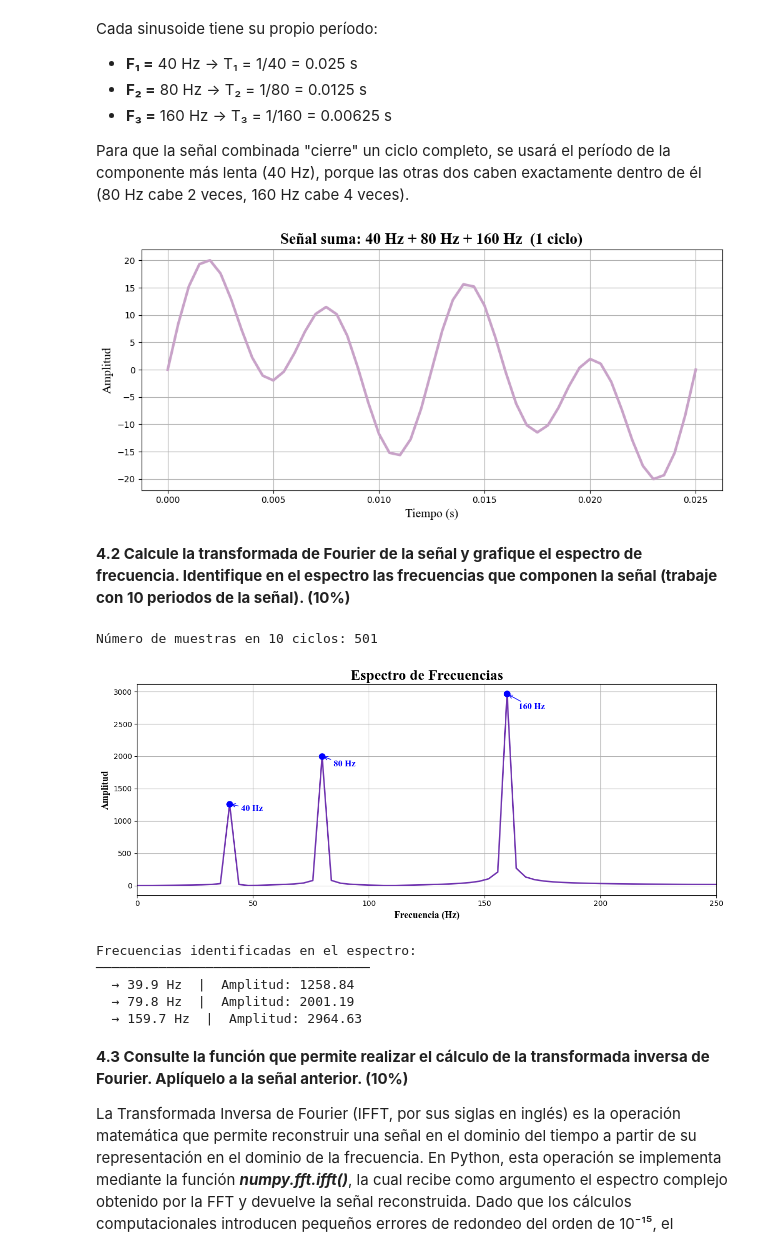
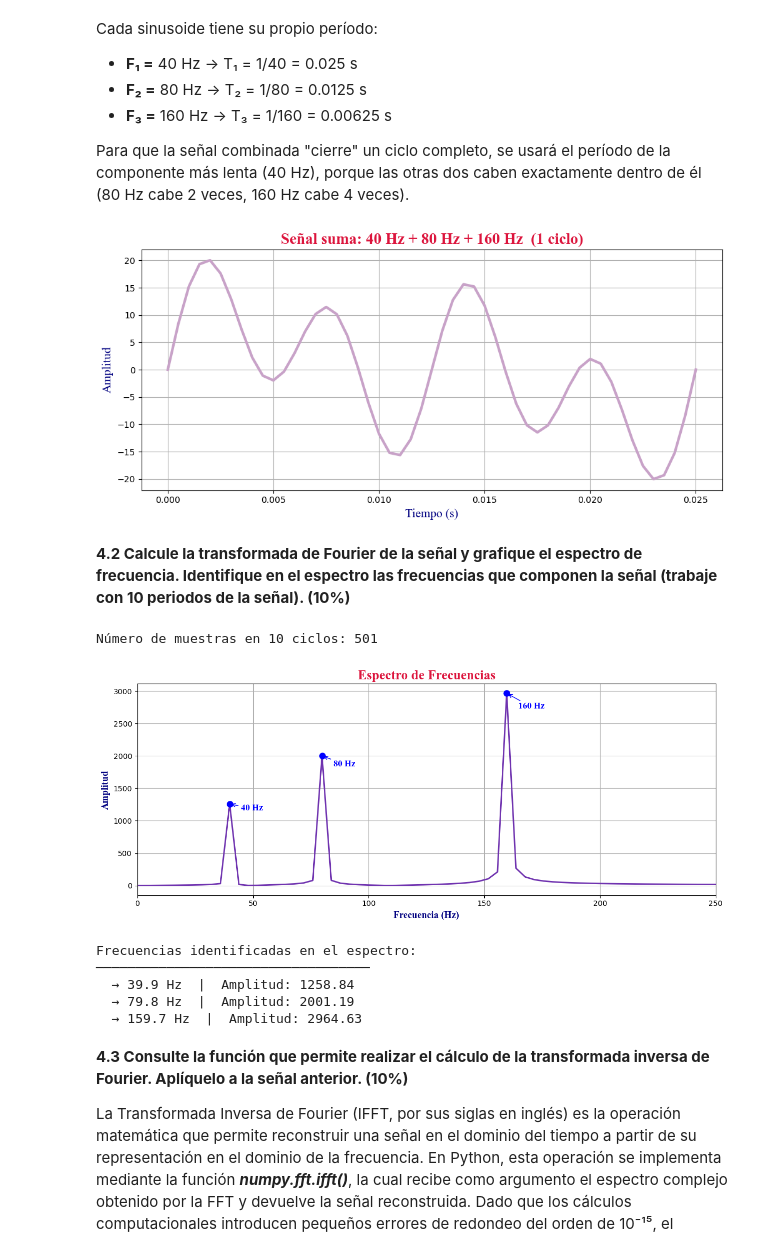
Before and after one commit to Aleja0001/Biosenales, a Jupyter notebook: Práctica 5/Practica5.ipynb, the cells around one changed output. Cells and saved outputs as stored; diff of their text form; code cells hidden in the pictures.

```diff
--- a/Práctica 5/Practica5.ipynb
+++ b/Práctica 5/Practica5.ipynb
@@ -29,8 +70,6 @@ Cada sinusoide tiene su propio período:
 
 Para que la señal combinada "cierre" un ciclo completo, se usará el período de la componente más lenta (40 Hz), porque las otras dos caben exactamente dentro de él (80 Hz cabe 2 veces, 160 Hz cabe 4 veces).
 # %%
-import numpy as np
-import matplotlib.pyplot as plt
 
 # ── Frecuencias de cada componente sinusoidal ──
 F1 = 40    # Hz
@@ -41,37 +80,37 @@ F3 = 160   # Hz
 # Nyquist exige Fs > 2 * 160 = 320 Hz
 # Usamos 2000 Hz para tener buena resolución y números cómodos
 Fs = 2000          # Hz
 T  = 1 / Fs        # Período de muestreo = 0.001 s (tiempo entre muestras)
 
 # ── Período de la señal completa ──
 # La componente más lenta marca el período del conjunto
 Tp = 1 / F1        # = 0.025 s (un ciclo completo de 40 Hz)
 
 # ── Vector de tiempo para UN ciclo ──
 # np.arange(inicio, fin, paso)
 # Empezamos en 0, terminamos en Tp (inclusivo), con pasos de T
 t = np.arange(0, Tp + T, T)
 
 # ── Construcción de cada sinusoide ──
 # La fórmula es: A * sin(2π * F * t)
 # Usamos deferentes amplitudes
 x1 = 5*np.sin(2 * np.pi * F1 * t)   # componente de 40 Hz
 x2 = 8*np.sin(2 * np.pi * F2 * t)   # componente de 80 Hz
 x3 = 12*np.sin(2 * np.pi * F3 * t)   # componente de 160 Hz
 
 # ── Señal total: sumamos las tres ──
 x = x1 + x2 + x3
 
 # ── Graficamos ──
 plt.figure(figsize=(12, 5))
 plt.plot(t, x, linewidth=3, color=(200/255, 162/255, 200/255))
-plt.title('Señal suma: 40 Hz + 80 Hz + 160 Hz  (1 ciclo)', fontname = 'Times New Roman', fontsize = 18, fontweight='bold')
-plt.xlabel('Tiempo (s)', fontname = 'Times New Roman', fontsize = 14)
-plt.ylabel('Amplitud', fontname = 'Times New Roman', fontsize = 14)
+plt.title('Señal suma: 40 Hz + 80 Hz + 160 Hz  (1 ciclo)', fontname = 'Times New Roman', fontsize = 18, fontweight='bold',color = "crimson")
+plt.xlabel('Tiempo (s)', fontname = 'Times New Roman', fontsize = 14,color = "navy")
+plt.ylabel('Amplitud', fontname = 'Times New Roman', fontsize = 14,color = "navy")
 plt.grid(True)
 plt.show()
 # %% [output]
-[figure, old version]
+[figure, new version]
 # %% [markdown]
 **4.2 Calcule la transformada de Fourier de la señal y grafique el espectro de frecuencia. Identifique en el espectro las frecuencias que componen la señal (trabaje con 10 periodos de la señal). (10%)**
 # %%
@@ -135,9 +174,9 @@ for idx in picos_idx:
                  arrowprops=dict(arrowstyle='->', color='blue'))
 
 plt.title('Espectro de Frecuencias',
-          fontname='Times New Roman', fontsize=20, fontweight='bold')
-plt.xlabel('Frecuencia (Hz)', fontname='Times New Roman', fontsize=13, fontweight='bold')
-plt.ylabel('Amplitud',        fontname='Times New Roman', fontsize=13, fontweight='bold')
+          fontname='Times New Roman', fontsize = 18, fontweight='bold',color = "crimson")
+plt.xlabel('Frecuencia (Hz)', fontname='Times New Roman', fontsize=13, fontweight='bold',color = "navy")
+plt.ylabel('Amplitud',        fontname='Times New Roman', fontsize=13, fontweight='bold',color = "navy")
 plt.xlim(0, 250) # Zoom para ver mejor los picos
 plt.grid(True)
 plt.tight_layout()
@@ -150,7 +189,7 @@ for idx in picos_idx:
     print(f'  → {F_mitad[idx]:.1f} Hz  |  Amplitud: {np.abs(X_mitad[idx]):.2f}')
 # %% [output]
 Número de muestras en 10 ciclos: 501
-[figure, old version]
+[figure, new version]
 Frecuencias identificadas en el espectro:
 ───────────────────────────────────
   → 39.9 Hz  |  Amplitud: 1258.84
```
Also changed, not shown: parts of 21 cells of this notebook, 59 other files.
